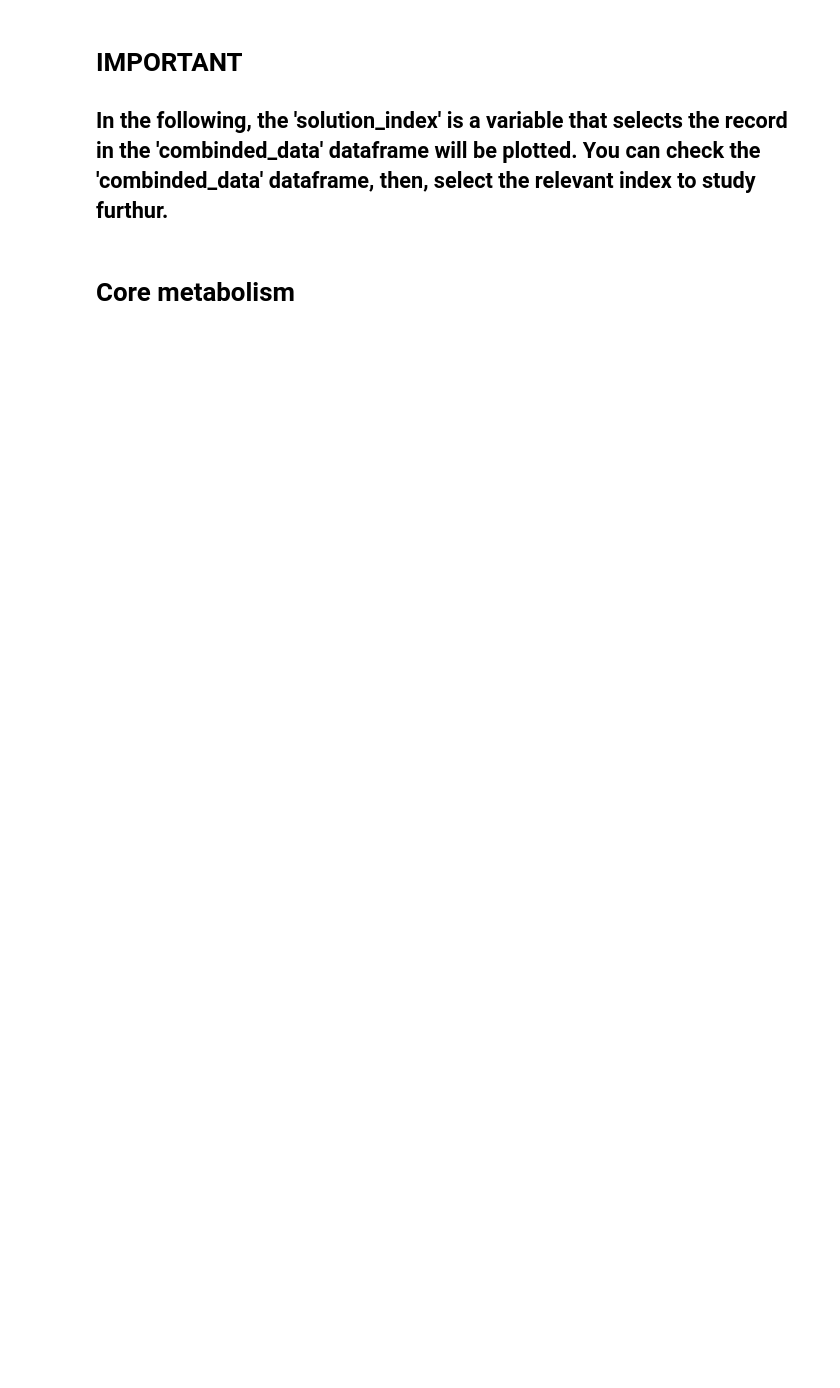
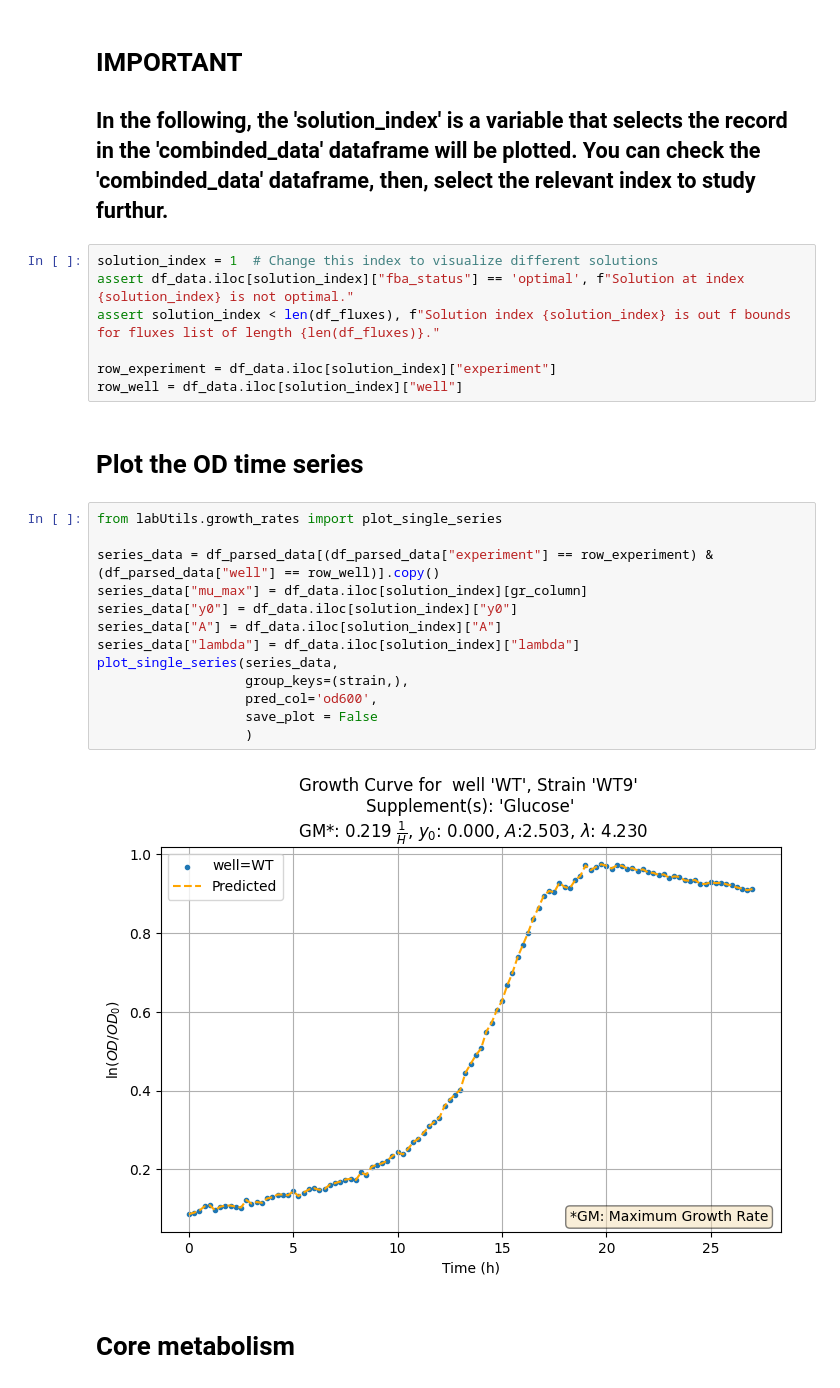
Before and after one commit to rpazuki/FBA_tools, a Jupyter notebook: Examples/FBA_on_LAB_Escher_pathways.ipynb, the cells around one changed output. Saved outputs shown, nothing was run; the diff lists cells and outputs as text; blank space fills up the shorter version.

```diff
--- a/Examples/FBA_on_LAB_Escher_pathways.ipynb
+++ b/Examples/FBA_on_LAB_Escher_pathways.ipynb
@@ -229,6 +111,30 @@ for _, row in exp_data.iterrows():
 # %% [markdown]
 # IMPORTANT
 ## In the following, the 'solution_index' is a variable that selects the record in the 'combinded_data' dataframe will be plotted. You can check the 'combinded_data' dataframe, then, select the relevant index to study furthur.
+# %%
+solution_index = 1  # Change this index to visualize different solutions
+assert df_data.iloc[solution_index]["fba_status"] == 'optimal', f"Solution at index {solution_index} is not optimal."
+assert solution_index < len(df_fluxes), f"Solution index {solution_index} is out f bounds for fluxes list of length {len(df_fluxes)}."
+
+row_experiment = df_data.iloc[solution_index]["experiment"]
+row_well = df_data.iloc[solution_index]["well"]
+# %% [markdown]
+# Plot the OD time series
+# %%
+from labUtils.growth_rates import plot_single_series
+
+series_data = df_parsed_data[(df_parsed_data["experiment"] == row_experiment) & (df_parsed_data["well"] == row_well)].copy()
+series_data["mu_max"] = df_data.iloc[solution_index][gr_column]
+series_data["y0"] = df_data.iloc[solution_index]["y0"]
+series_data["A"] = df_data.iloc[solution_index]["A"]
+series_data["lambda"] = df_data.iloc[solution_index]["lambda"]
+plot_single_series(series_data,
+                   group_keys=(strain,),
+                   pred_col='od600',
+                   save_plot = False
+                   )
+# %% [output]
+[figure, added]
 # %% [markdown]
 # Core metabolism
 # %%
```
Also changed, not shown: parts of 19 cells of this notebook, 1 other file.
